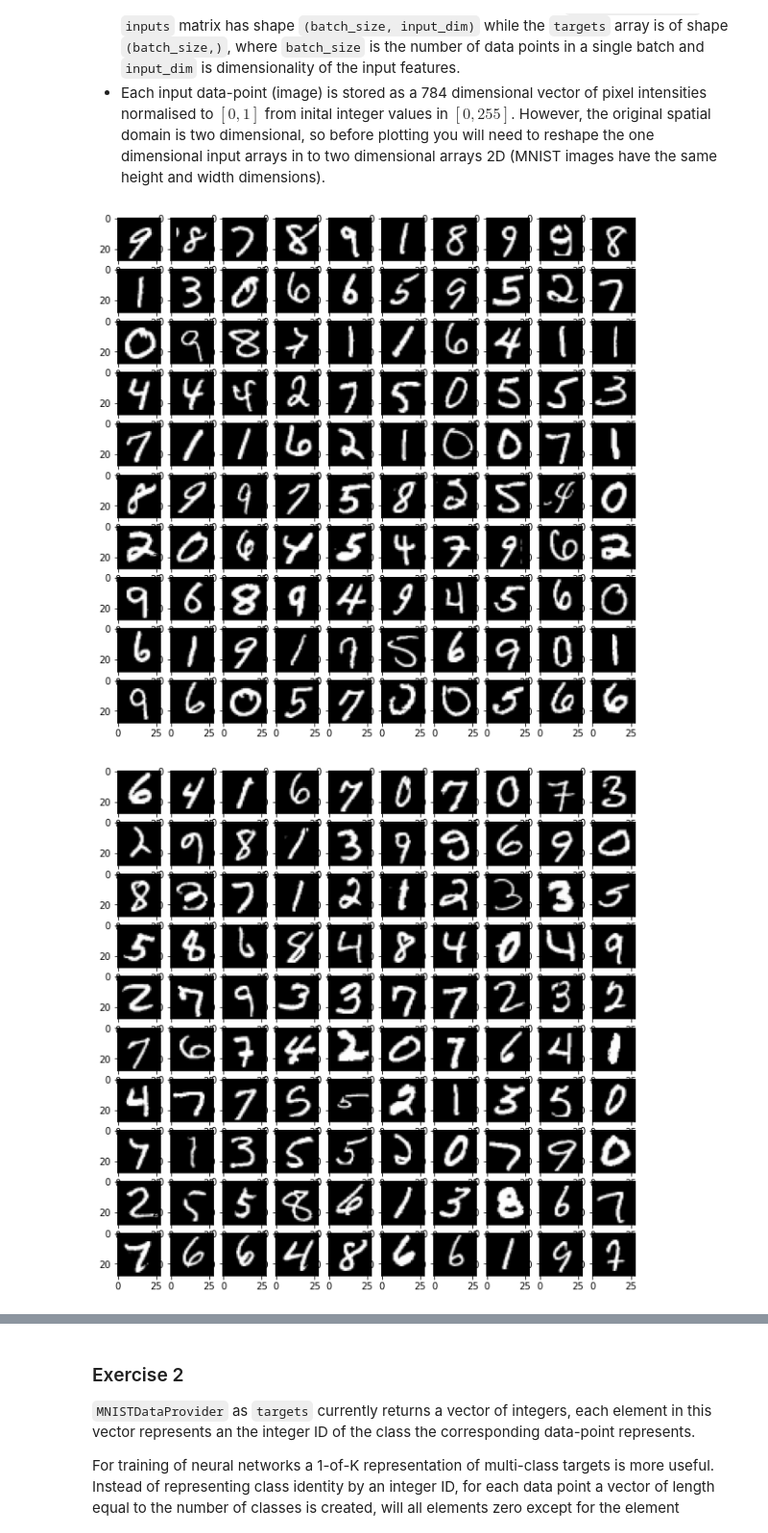
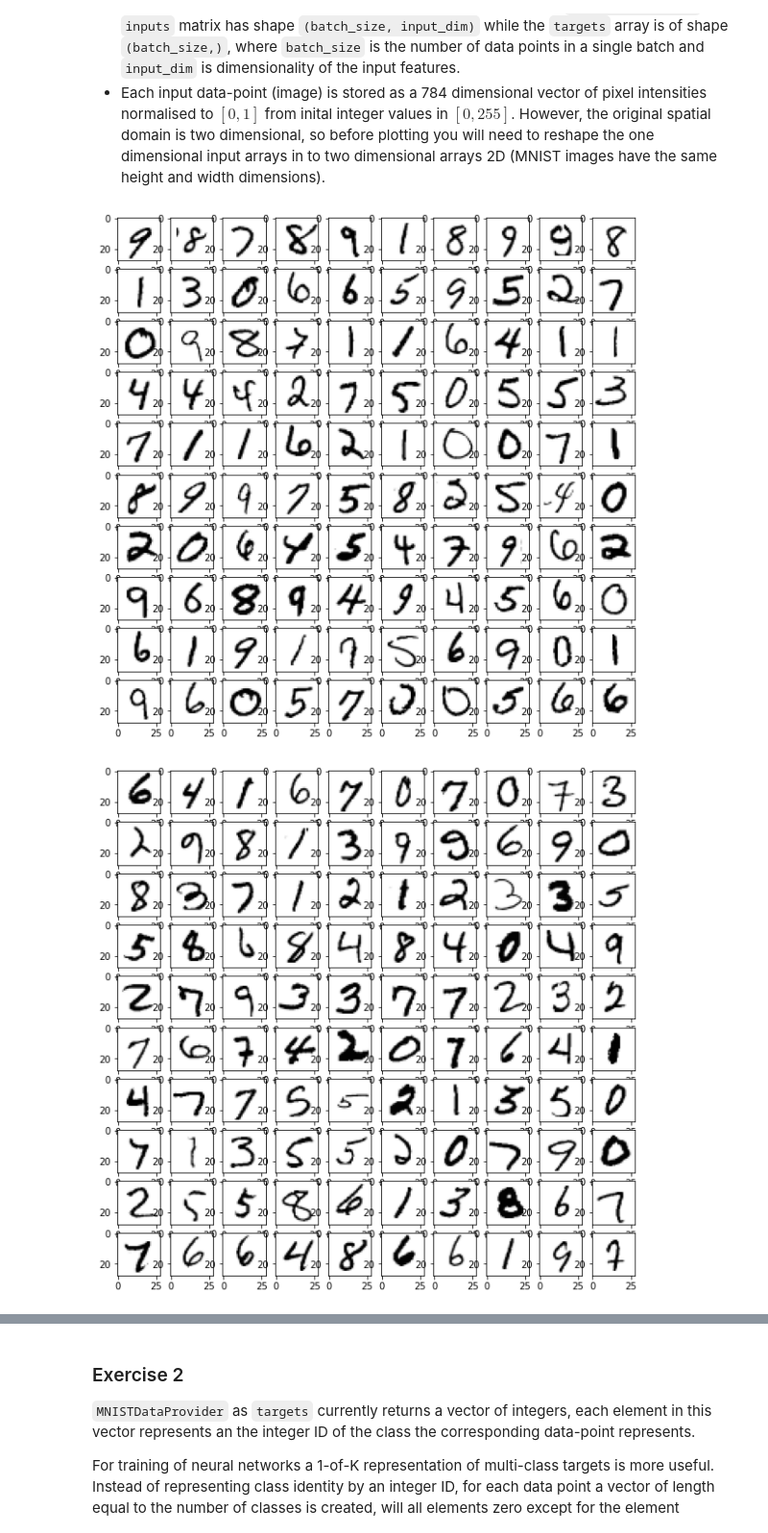
Before and after one commit to falloncandra/mlpractical, a Jupyter notebook: notebooks/01_Introduction.ipynb, the cells around one changed output, grey strips where cells are left out. Shown at 96% size. Drawn from its saved outputs; the diff is of its cells as text; code cells hidden in the pictures.

```diff
--- a/notebooks/01_Introduction.ipynb
+++ b/notebooks/01_Introduction.ipynb
@@ -268,28 +268,28 @@ Generally we will want to deal with batches of multiple images i.e. `batch_size
 # %%
 # write your code here for iterating over five batches of
 # 100 data points each and displaying as 10x10 grids
 
 def show_batch_of_images(img_batch):
     fig, ax = plt.subplots(nrows=10, ncols=10, figsize=(10,10))
 
     img_idx = 0
     for ax_row in ax:
         for ax_col in ax_row:
             img = img_batch[img_idx]
-            ax_col.imshow(img, cmap = plt.get_cmap('gray'))
+            ax_col.imshow(img, cmap = plt.get_cmap('Greys'))
             img_idx += 1
 
     plt.show()
 #     raise NotImplementedError('Write me!')
 
 mnist_dp = data_providers.MNISTDataProvider(
     which_set='valid',
     batch_size=100, max_num_batches=5,
     shuffle_order=True
 )
 
 for inputs, target in mnist_dp:
     show_batch_of_images(inputs.reshape((-1, 28, 28)))
 # %% [output]
-[figure, old version]
+[figure, new version]
-[figure, old version]
+[figure, new version]
```
Also changed, not shown: parts of 2 cells of this notebook, 1 other file.
